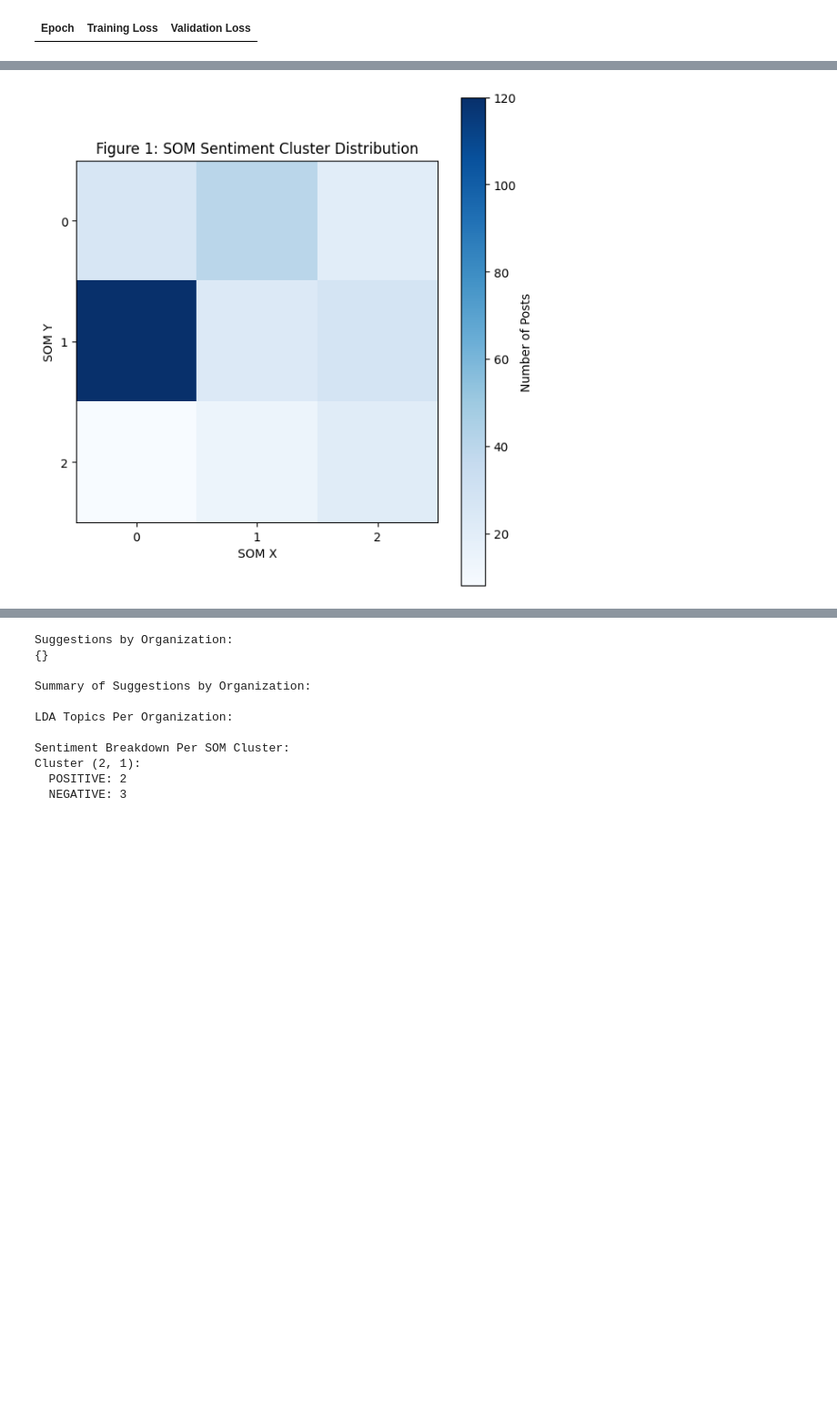
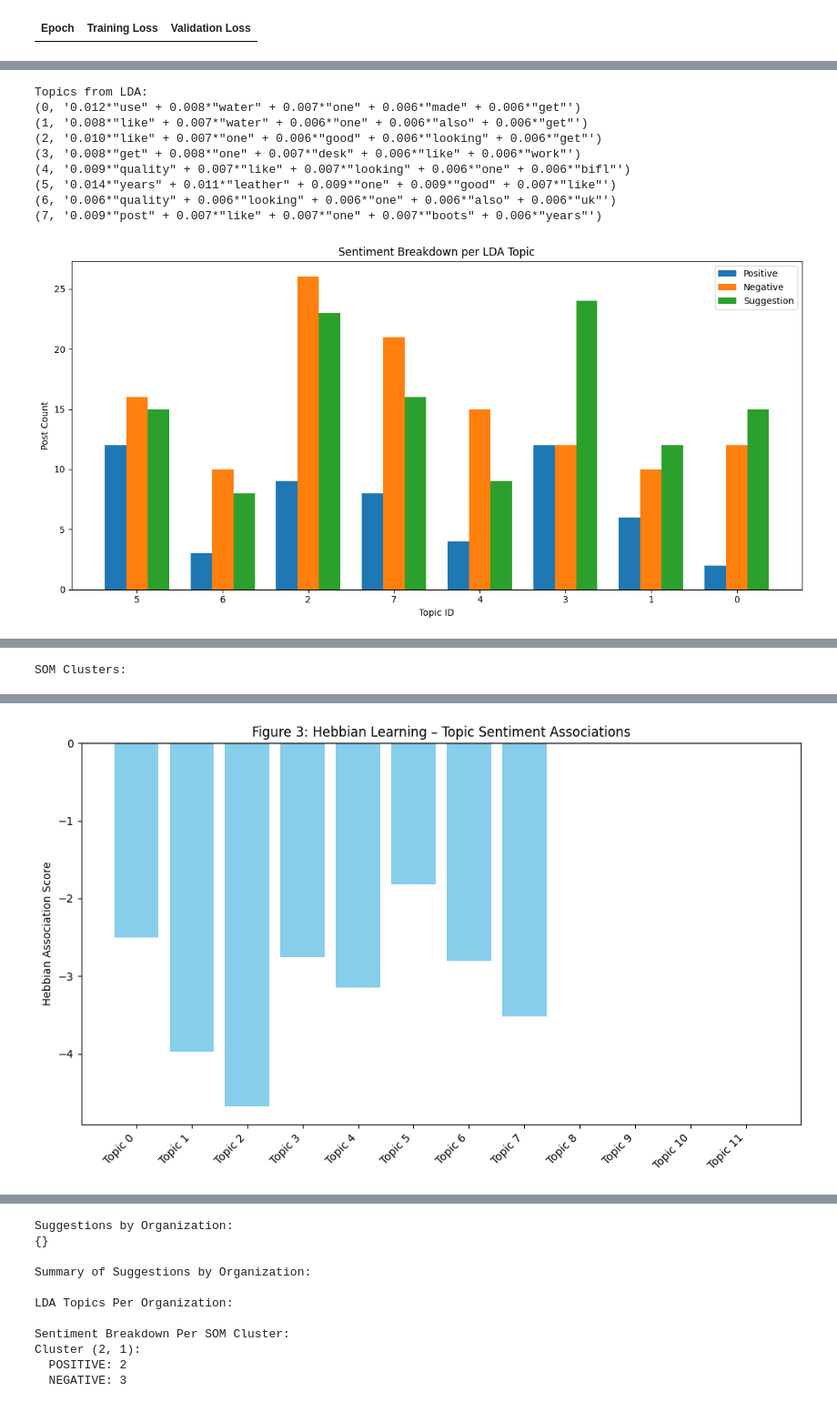
Before and after one commit to vineethmariappan/business-insights, a Jupyter notebook: business-insight.ipynb, the cells around one changed output, grey strips where cells are left out. Shown: that part at 91% size. Cells and saved outputs as stored; diff of their text form; code cells hidden in the pictures; blank space fills up the shorter version.

Commit message:
Add figures

```diff
--- a/business-insight.ipynb
+++ b/business-insight.ipynb
@@ -373,8 +373,59 @@ print("\nTopics from LDA:")
 for topic in topics:
     print(topic)
 
+
+
 # 5. Assign Topics and Compute Sentiment Counts per Topic
 from collections import defaultdict
+
+import matplotlib.pyplot as plt
+import numpy as np
+
+def plot_topic_sentiment_distribution(topic_sentiment_counts):
+    topics = list(topic_sentiment_counts.keys())
+    pos = [topic_sentiment_counts[t]["POSITIVE"] for t in topics]
+    neg = [topic_sentiment_counts[t]["NEGATIVE"] for t in topics]
+    sug = [topic_sentiment_counts[t]["SUGGESTION"] for t in topics]
+
+    x = np.arange(len(topics))
+    width = 0.25
+
+    plt.figure(figsize=(12, 6))
+    plt.bar(x - width, pos, width, label='Positive')
+    plt.bar(x, neg, width, label='Negative')
+    plt.bar(x + width, sug, width, label='Suggestion')
+
+    plt.xlabel("Topic ID")
+    plt.ylabel("Post Count")
+    plt.title("Sentiment Breakdown per LDA Topic")
+    plt.xticks(x, topics)
+    plt.legend()
+    plt.tight_layout()
+    plt.show()
+
+
+def plot_hebbian_scores(hebbian_scores, save_path="figures/hebbian_scores.png"):
+    import matplotlib.pyplot as plt
+
+    topics = list(hebbian_scores.keys())
+    scores = list(hebbian_scores.values())
+
+    plt.figure(figsize=(10, 6))
+    bars = plt.bar(range(len(topics)), scores, color='skyblue')
+    plt.axhline(0, color='black', linewidth=1)
+
+    # Add topic numbers as x labels
+    topic_labels = [f"Topic {i}" for i in range(len(topics))]
+    plt.xticks(range(len(topics)), topic_labels, rotation=45, ha='right')
+
+    plt.ylabel("Hebbian Association Score")
+    plt.title("Figure 3: Hebbian Learning – Topic Sentiment Associations")
+    plt.tight_layout()
+    plt.savefig(save_path)
+    plt.show()
+
+# 👇 Call this after `hebbian_scores = hebbian.get_associations()`
+
 
 def compute_topic_sentiment_counts(lda_model, corpus, sentiments):
     topic_sentiment_counts = defaultdict(lambda: {"POSITIVE": 0, "NEGATIVE": 0, "SUGGESTION": 0})
@@ -397,6 +448,8 @@ def assign_posts_to_lda_topics(lda_model, corpus, original_texts):
 
 topic_sentiment_counts = compute_topic_sentiment_counts(lda_model, corpus, sentiments)
 topic_to_posts = assign_posts_to_lda_topics(lda_model, corpus, original_texts)
+
+plot_topic_sentiment_distribution(topic_sentiment_counts)
 
 
 def clean_example_post(post):
@@ -427,6 +480,10 @@ def interpret_cluster(cluster_coord):
         return "📝 Mixed Sentiment"
     else:
         return "⚠️ Mostly Negative"
+import matplotlib.pyplot as plt
+import numpy as np
+
+
 
 
 # 6. Generate Dashboard-Ready Summary
@@ -448,6 +505,8 @@ def generate_user_friendly_summary(topic_id, keywords, topic_string, sentiment_c
         insight = "📝 Mixed feedback observed."
 
     hebbian_scores = hebbian.get_associations()
+    # plot_hebbian_scores(hebbian_scores)
+
     top_clusters = []
     for cluster, sentiment_list in topic_cluster_distribution[topic_id].items():
         label = label_cluster(sentiment_list)
@@ -549,6 +608,10 @@ for i, topic_id in enumerate(post_to_topic):
 # 9. Per-Organization Sentiment Breakdown
 org_sentiment_distribution = compute_sentiment_breakdown_per_org(cleaned_posts, sentiments, brands_products)
 summaries = []
+
+hebbian_scores = hebbian.get_associations()
+plot_hebbian_scores(hebbian_scores)
+
 for topic_id, topic_info in topics:
     keywords = clean_lda_keywords_with_pos(topic_info)
     topic_string = topic_strs[topic_id]
@@ -631 +684,10 @@ SOM Clusters:
+Topics from LDA:
+(0, '0.012*"use" + 0.008*"water" + 0.007*"one" + 0.006*"made" + 0.006*"get"')
+(1, '0.008*"like" + 0.007*"water" + 0.006*"one" + 0.006*"also" + 0.006*"get"')
+(2, '0.010*"like" + 0.007*"one" + 0.006*"good" + 0.006*"looking" + 0.006*"get"')
+(3, '0.008*"get" + 0.008*"one" + 0.007*"desk" + 0.006*"like" + 0.006*"work"')
+(4, '0.009*"quality" + 0.007*"like" + 0.007*"looking" + 0.006*"one" + 0.006*"bifl"')
+(5, '0.014*"years" + 0.011*"leather" + 0.009*"one" + 0.009*"good" + 0.007*"like"')
+(6, '0.006*"quality" + 0.006*"looking" + 0.006*"one" + 0.006*"also" + 0.006*"uk"')
+(7, '0.009*"post" + 0.007*"like" + 0.007*"one" + 0.007*"boots" + 0.006*"years"')
-[figure, old version]
+[figure, new version]
@@ -646,0 +694 @@ Hebbian Associations:
+SOM Clusters:
@@ -646,0 +696 @@ Hebbian Associations:
+[figure, added]
```
Also changed, not shown: parts of 1 cell of this notebook.
